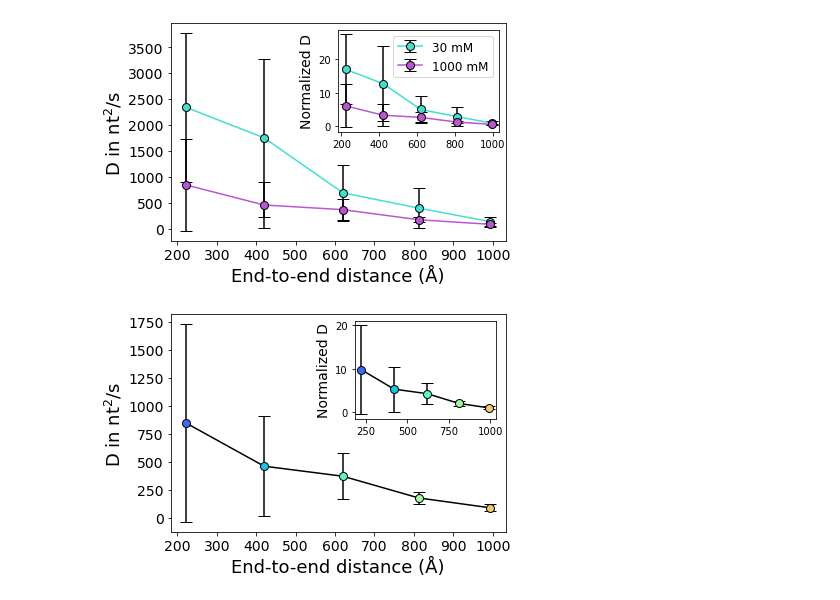
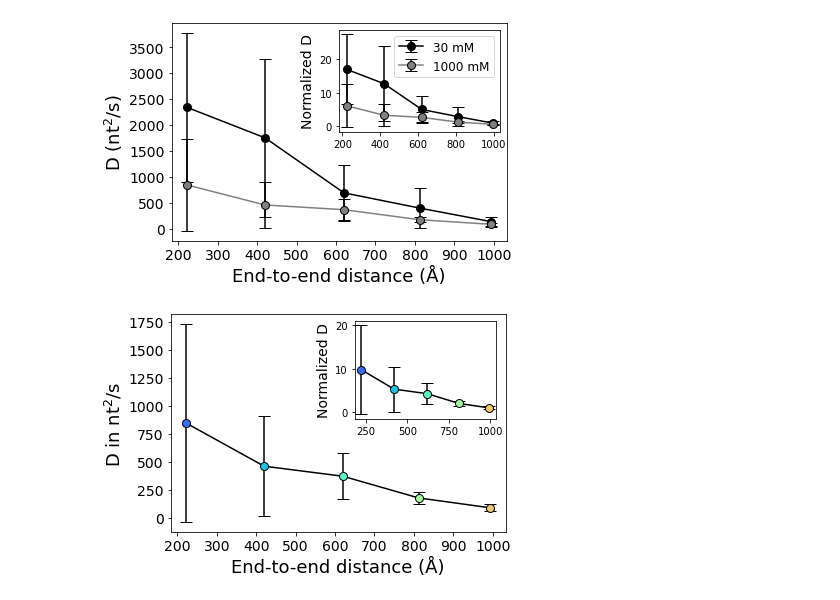
Before and after one commit to gargibiswas92/PROJECT.SSDNA.RES, a Jupyter notebook: DIFF.DIS.DIFF.SALT/inset_plot.ipynb, the cells around one changed output. Cells and saved outputs as stored; diff of their text form; code cells hidden in the pictures.

```diff
--- a/DIFF.DIS.DIFF.SALT/inset_plot.ipynb
+++ b/DIFF.DIS.DIFF.SALT/inset_plot.ipynb
@@ -45,39 +45,39 @@ x = [222.0, 420.0, 620.0, 812.0, 994.0]
 means_mod = []
 stds_mod = []
 
 num = min(means)
 
 for i in range(len(means)):
     a = means[i]/num
     b = stds[i]/num
     means_mod.append(a)
     stds_mod.append(b)
 means1_mod = []
 stds1_mod = []
 
 for i in range(len(means1)):
     a1 = means1[i]/num
     b1 = stds1[i]/num
     means1_mod.append(a1)
     stds1_mod.append(b1)
 
 fig, ax = plt.subplots()
-ax.errorbar(x, means, yerr=stds, capsize=6, fmt='o-', color= 'turquoise', markeredgecolor='black', ecolor='black', markersize=8)
-ax.errorbar(x, means1, yerr=stds1, capsize=6, fmt='o-', color= 'mediumorchid', markeredgecolor='black', ecolor='black', markersize=8)
+ax.errorbar(x, means, yerr=stds, capsize=6, fmt='o-', color= 'black', markeredgecolor='black', ecolor='black', markersize=8)
+ax.errorbar(x, means1, yerr=stds1, capsize=6, fmt='o-', color= 'gray', markeredgecolor='black', ecolor='black', markersize=8)
 
 axins = ax.inset_axes([0.5, 0.5, 0.48, 0.47]) # specify the position and size of the inset plot
-axins.errorbar(x, means_mod, yerr=stds_mod, capsize=6, fmt='o-', color= 'turquoise', markeredgecolor='black', ecolor='black', markersize=8, label="30 mM")
-axins.errorbar(x, means1_mod, yerr=stds1_mod, capsize=6, fmt='o-', color= 'mediumorchid', markeredgecolor='black', ecolor='black', markersize=8, label="1000 mM")
+axins.errorbar(x, means_mod, yerr=stds_mod, capsize=6, fmt='o-', color= 'black', markeredgecolor='black', ecolor='black', markersize=8, label="30 mM")
+axins.errorbar(x, means1_mod, yerr=stds1_mod, capsize=6, fmt='o-', color= 'gray', markeredgecolor='black', ecolor='black', markersize=8, label="1000 mM")
 axins.legend(fontsize=12)
-plt.ylabel('D in nt$^2$/s', fontsize=18)
+plt.ylabel('D (nt$^2$/s)', fontsize=18)
 plt.xlabel('End-to-end distance (Å)', fontsize=18)
 plt.xticks(fontsize=14)
 plt.yticks(fontsize=14)
 #ax.set_ylim(-9000, 100000)
 axins.set_ylabel('Normalized D', fontsize=14)
 plt.savefig('inset_plot.png', dpi=300, bbox_inches='tight')
 # %% [output]
-[figure, old version]
+[figure, new version]
 # %%
 import seaborn as sns
 dmop1 = np.loadtxt('diff_com_200_0.txt')
```
Also changed, not shown: 33 other files.
